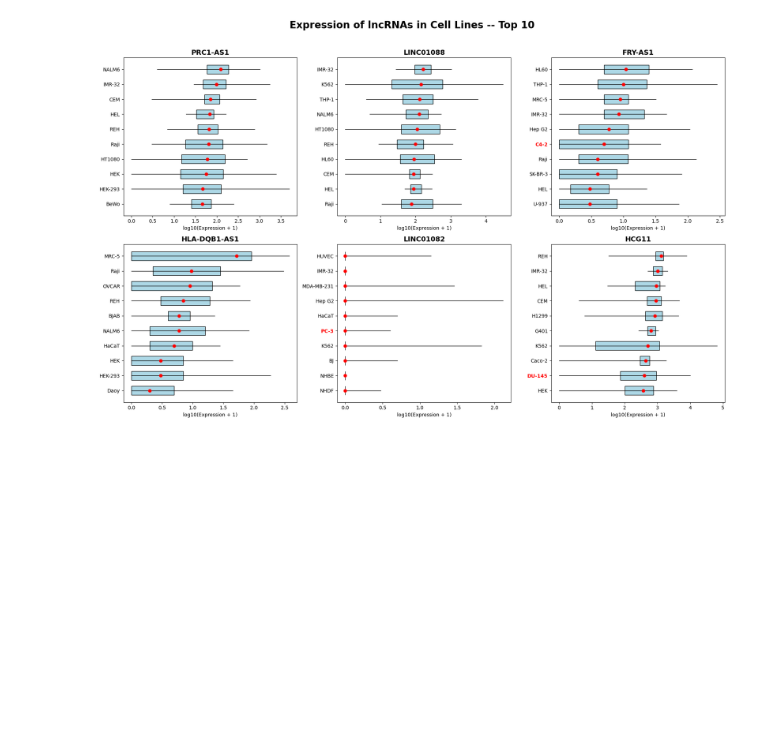
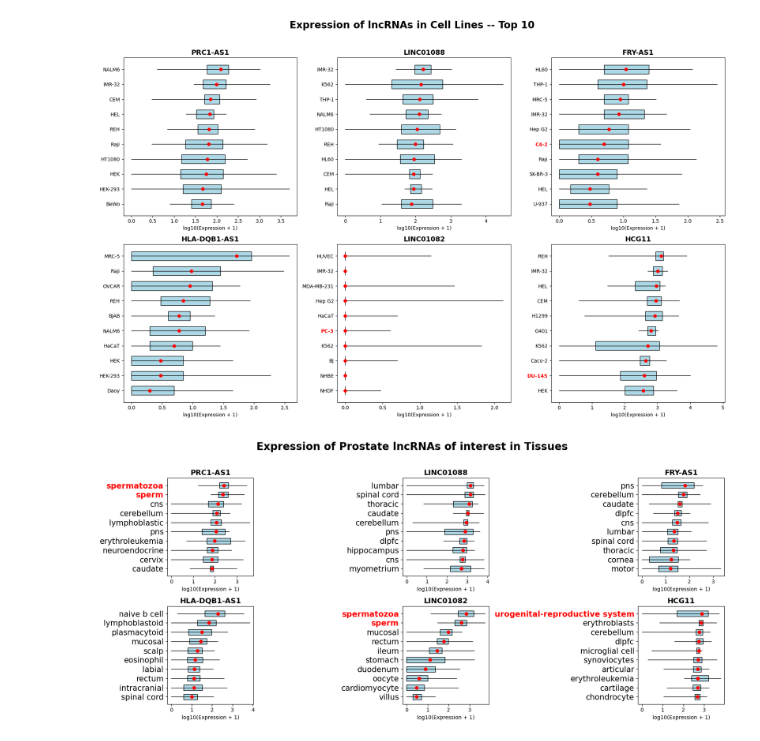
Before and after one commit to BiodataAnalysisGroup/lncAPNet, a Jupyter notebook: Pilot_2_Prostate/notebooks/Post-hoc_Analysis/lncHUB2_analyses.ipynb, the cells around one changed output. Saved outputs shown, nothing was run; the diff lists cells and outputs as text; code cells hidden in the pictures; blank space fills up the shorter version.

```diff
--- a/Pilot_2_Prostate/notebooks/Post-hoc_Analysis/lncHUB2_analyses.ipynb
+++ b/Pilot_2_Prostate/notebooks/Post-hoc_Analysis/lncHUB2_analyses.ipynb
@@ -292,3 +293,100 @@ plot_expression(cell_line_expr,
 # %% [output]
 [figure]
 [figure]
+# %%
+import pandas as pd
+import matplotlib.pyplot as plt
+import numpy as np
+
+# --------------------------
+# Step 1: Define genes to plot
+# --------------------------
+test_genes = ["PRC1-AS1", "LINC01088", "FRY-AS1", "HLA-DQB1-AS1", "LINC01082", "HCG11"]
+
+# Tissue-specific highlights
+highlight_tissues = ["spermatozoa", "sperm", "urogenital-reproductive system"]
+
+# Cell line-specific highlights
+highlight_cell_lines = ["C4-2", "DU-145", "LNCaP", "PC-3"]
+
+# --------------------------
+# Function to plot expression
+# --------------------------
+def plot_expression(df, title_prefix, save_path, highlight_items):
+    fig, axes = plt.subplots(2, 3, figsize=(17, 8))
+    axes = axes.flatten()
+
+    for idx, gene in enumerate(test_genes):
+        ax = axes[idx]
+
+        # Filter rows for the gene
+        gene_stats = df[df['Unnamed: 0'] == gene].set_index('Unnamed: 1')
+        gene_stats = gene_stats.drop(columns=['Unnamed: 0'])
+        gene_stats = gene_stats.apply(pd.to_numeric)
+
+        # Top 10 items by median
+        top10 = gene_stats.loc[:, gene_stats.loc['50%'].sort_values(ascending=False).index[:10]]
+
+        # Log-transform
+        top10 = np.log10(top10 + 1)
+
+        # Extract stats
+        items = top10.columns
+        min_vals = top10.loc['min']
+        q1 = top10.loc['25%']
+        median = top10.loc['50%']
+        q3 = top10.loc['75%']
+        max_vals = top10.loc['max']
+
+        # Manual boxplot
+        for i, (min_val, q1_val, med_val, q3_val, max_val) in enumerate(zip(min_vals, q1, median, q3, max_vals)):
+            ax.plot([min_val, max_val], [i, i], color='black', linewidth=1)
+            ax.add_patch(plt.Rectangle((q1_val, i-0.3), q3_val-q1_val, 0.6,
+                                       facecolor='lightblue', edgecolor='black'))
+            ax.plot(med_val, i, 'ro')
+
+        # Customize y-axis
+        ax.set_yticks(np.arange(len(items)))
+        ax.set_yticklabels(items, fontsize=15)
+        ax.invert_yaxis()
+        ax.set_xlabel('log10(Expression + 1)')
+        ax.set_title(f"{gene}", fontsize=14, fontweight='bold')
+
+        # Highlight specific items in red and bold
+        for tick_label in ax.get_yticklabels():
+            if tick_label.get_text() in highlight_items:
+                tick_label.set_color('red')
+                tick_label.set_fontweight('bold')
+
+    # Hide empty subplot
+    for j in range(len(test_genes), len(axes)):
+        axes[j].axis('off')
+
+    # Main figure title
+    fig.suptitle(f"{title_prefix}", fontsize=20, fontweight='bold', y=0.95)
+
+    # Adjust layout to avoid overlap
+    plt.tight_layout(rect=[0, 0, 1, 0.93])
+
+    # Save figure
+    fig.savefig(save_path, dpi=300, bbox_inches='tight')
+    plt.show()
+
+
+# --------------------------
+# Step 2: Plot tissue expression
+# --------------------------
+plot_expression(tissue_expr,
+                title_prefix="Expression of Prostate lncRNAs of interest in Tissues",
+                save_path="../../figures/lncRNAs_expression_Tissues_top10.png",
+                highlight_items=highlight_tissues)
+
+# --------------------------
+# Step 3: Plot cell line expression
+# --------------------------
+plot_expression(cell_line_expr,
+                title_prefix="Expression of Prostate lncRNAs of interest in Cell Lines",
+                save_path="../../figures/lncRNAs_expression_CellLines_top10.png",
+                highlight_items=highlight_cell_lines)
+# %% [output]
+[figure, added]
```
Also changed, not shown: parts of 2 cells of this notebook, 25 other files.
